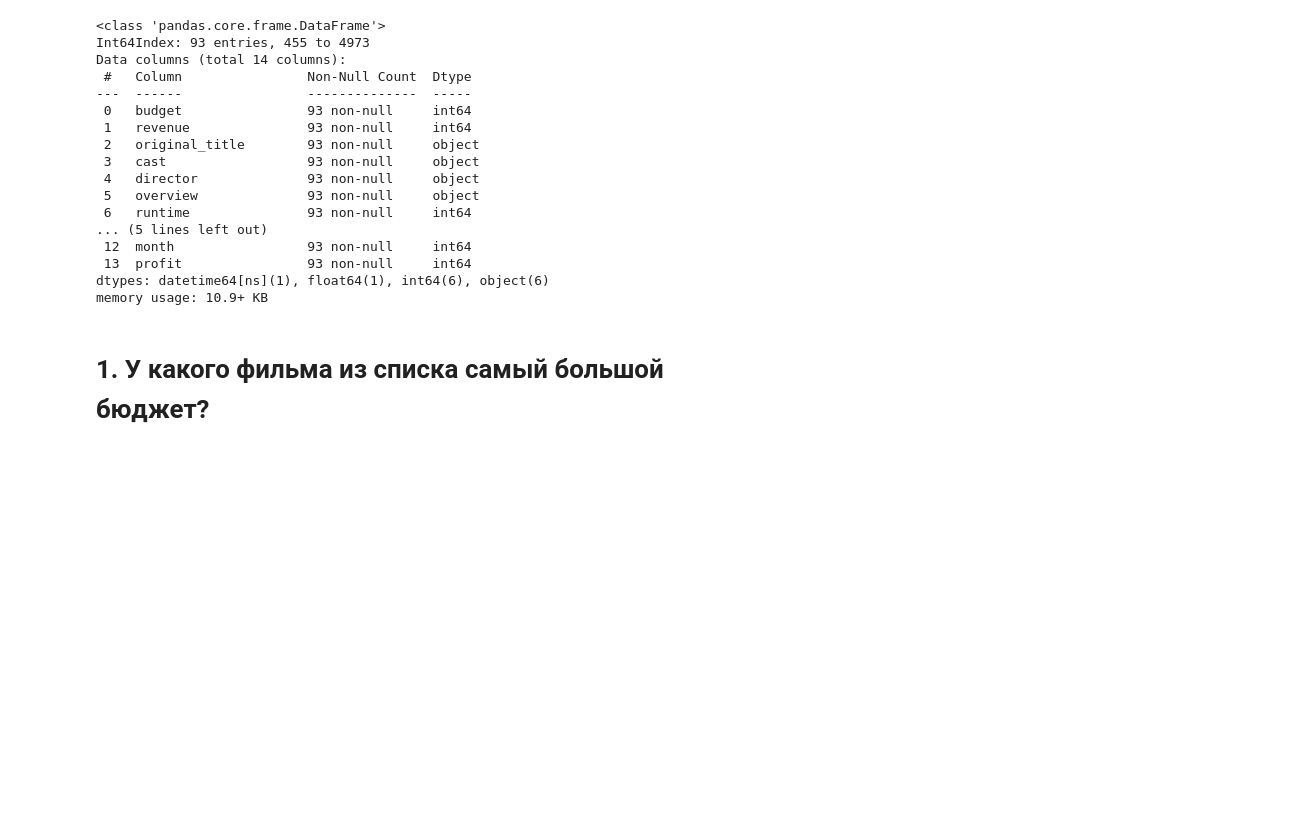
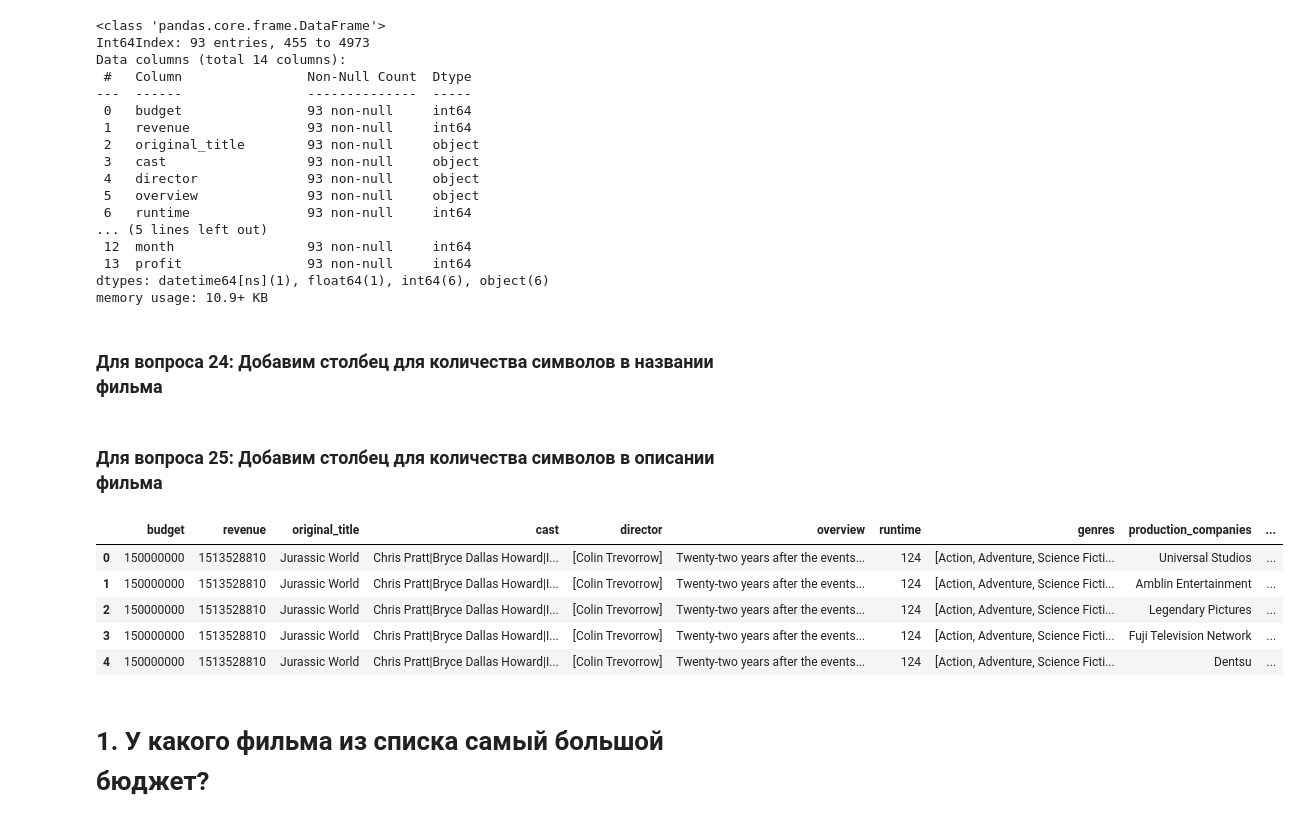
Before and after one commit to artkel/module_1, a Jupyter notebook: Movies_IMBD_v4.1_TEMPLATE.ipynb, the cells around one changed output. Drawn from its saved outputs; the diff is of its cells as text; code cells hidden in the pictures; blank space fills up the shorter version.

```diff
--- a/Movies_IMBD_v4.1_TEMPLATE.ipynb
+++ b/Movies_IMBD_v4.1_TEMPLATE.ipynb
@@ -153,6 +153,23 @@ Data columns (total 14 columns):
  13  profit                93 non-null     int64
 dtypes: datetime64[ns](1), float64(1), int64(6), object(6)
 memory usage: 10.9+ KB
+# %% [markdown]
+### Для вопроса 24: Добавим столбец для количества символов в названии фильма
+# %%
+data_comp["title_len"] = data_comp.original_title.apply(lambda x: len(x))
+# %% [markdown]
+### Для вопроса 25: Добавим столбец для количества символов в описании фильма
+# %%
+data_comp["overview_len"] = data_comp.overview.apply(lambda x: len(x))
+# %%
+data_comp.head()
+# %% [output]
+|  | budget | revenue | original_title | cast | director | overview | runtime | genres | production_companies | ... |
+| 0 | 150000000 | 1513528810 | Jurassic World | Chris Pratt|Bryce Dallas Howard|I... | [Colin Trevorrow] | Twenty-two years after the events... | 124 | [Action, Adventure, Science Ficti... | Universal Studios | ... |
+| 1 | 150000000 | 1513528810 | Jurassic World | Chris Pratt|Bryce Dallas Howard|I... | [Colin Trevorrow] | Twenty-two years after the events... | 124 | [Action, Adventure, Science Ficti... | Amblin Entertainment | ... |
+| 2 | 150000000 | 1513528810 | Jurassic World | Chris Pratt|Bryce Dallas Howard|I... | [Colin Trevorrow] | Twenty-two years after the events... | 124 | [Action, Adventure, Science Ficti... | Legendary Pictures | ... |
+| 3 | 150000000 | 1513528810 | Jurassic World | Chris Pratt|Bryce Dallas Howard|I... | [Colin Trevorrow] | Twenty-two years after the events... | 124 | [Action, Adventure, Science Ficti... | Fuji Television Network | ... |
+| 4 | 150000000 | 1513528810 | Jurassic World | Chris Pratt|Bryce Dallas Howard|I... | [Colin Trevorrow] | Twenty-two years after the events... | 124 | [Action, Adventure, Science Ficti... | Dentsu | ... |
 # %% [markdown]
 # 1. У какого фильма из списка самый большой бюджет?
 # %% [markdown]
```
Also changed, not shown: parts of 5 cells of this notebook.
